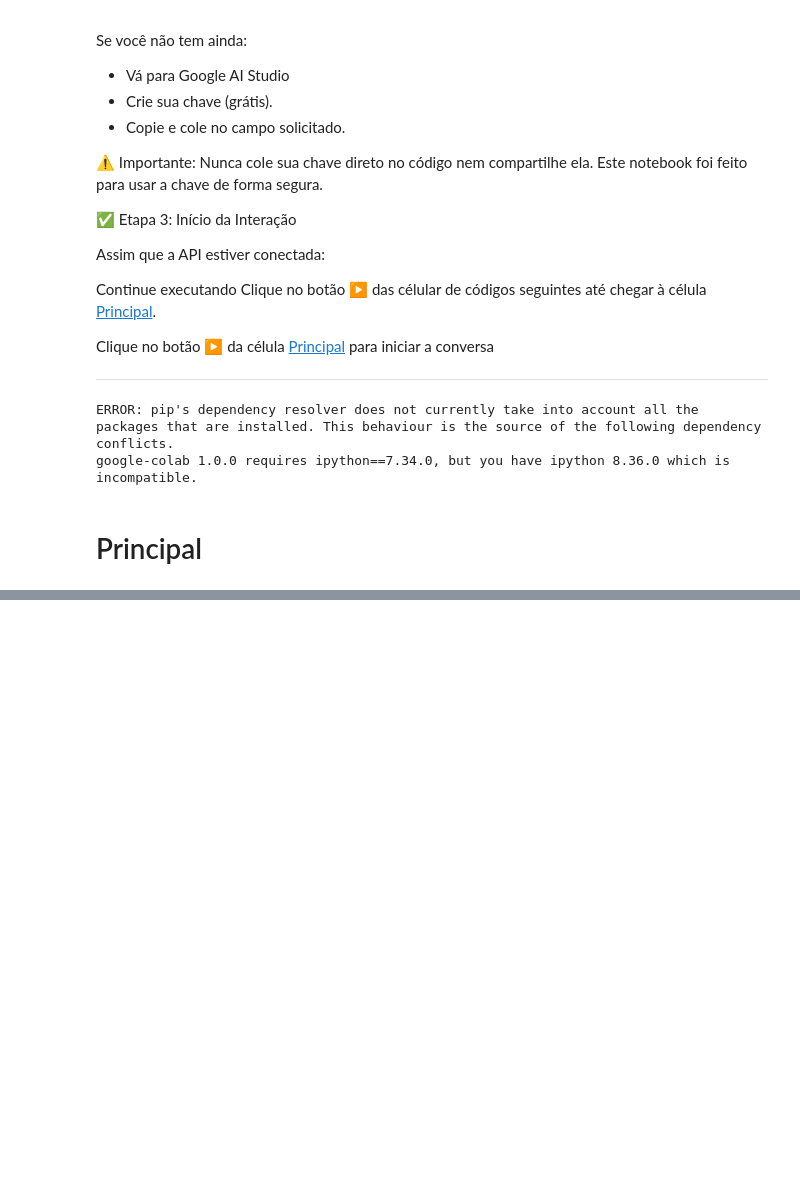
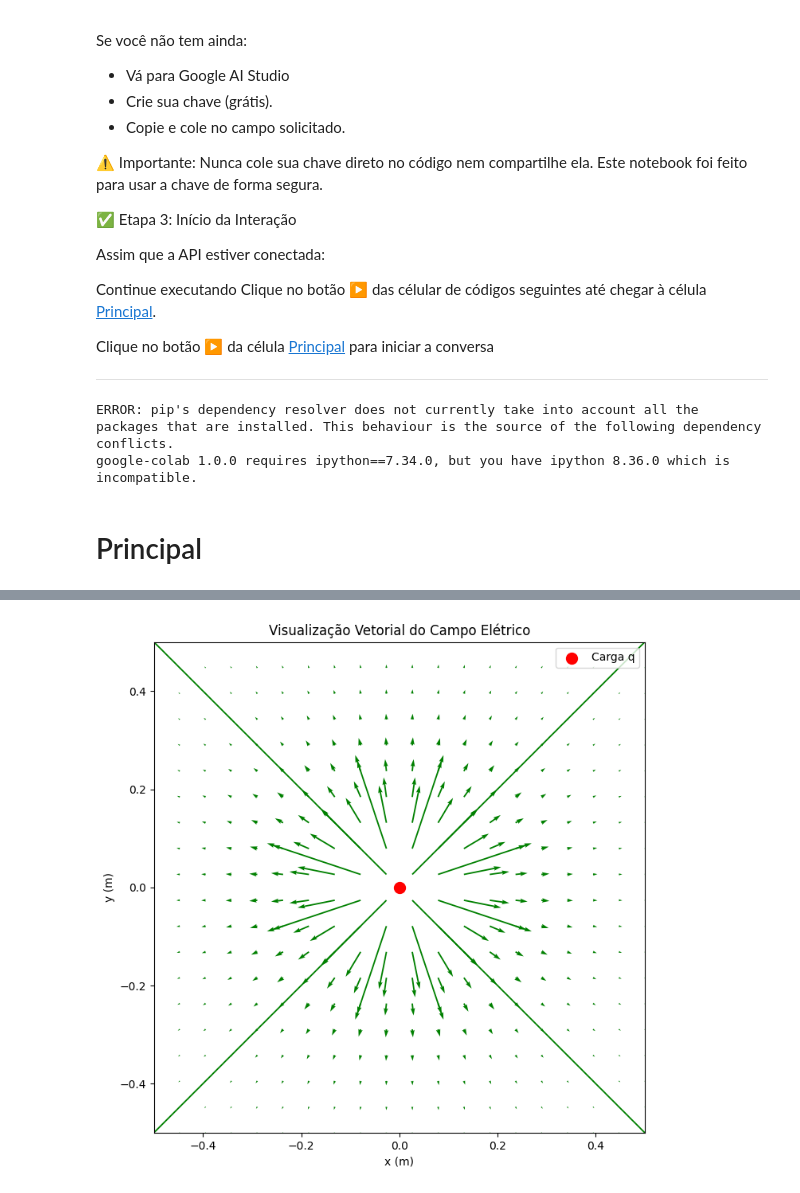
Before and after one commit to hansufsm/FisicaIA, a Jupyter notebook: esquadrao_fisicaia.ipynb, the cells around one changed output, grey strips where cells are left out. Drawn from its saved outputs; the diff is of its cells as text; code cells hidden in the pictures; blank space fills up the shorter version.

```diff
--- a/esquadrao_fisicaia.ipynb
+++ b/esquadrao_fisicaia.ipynb
@@ -356,0 +547,29 @@ Vamos resolver juntos: - display(to_markdown(plano_de_contexto))!
+# %%
+ # 2 Visualização vetorial do campo elétrico:
+ # Usaremos setas para representar a direção e a intensidade do campo elétrico em diferentes pontos ao redor da carga.
+ # 2. Visualização vetorial do campo elétrico
+ def electric_field_vector(x, y, q_pos=(0, 0)):
+  """Calcula o vetor do campo elétrico no ponto (x, y) devido a uma carga em q_pos."""
+  r = np.sqrt((x - q_pos[0])**2 + (y - q_pos[1])**2)
+  Ex = k * q * (x - q_pos[0]) / r**3
+  Ey = k * q * (y - q_pos[1]) / r**3
+  return Ex, Ey
+
+
+ x, y = np.meshgrid(np.linspace(-0.5, 0.5, 20), np.linspace(-0.5, 0.5, 20))
+ Ex, Ey = electric_field_vector(x, y)
+
+
+ plt.figure(figsize=(8, 8))
+ plt.quiver(x, y, Ex, Ey, angles='xy', scale_units='xy', color='g')
+ plt.xlabel('x (m)')
+ plt.ylabel('y (m)')
+ plt.title('Visualização Vetorial do Campo Elétrico')
+ plt.scatter(0, 0, color='red', marker='o', s=100, label='Carga q')
+ plt.legend()
+ plt.xlim(-0.5, 0.5)
+ plt.ylim(-0.5, 0.5)
+ plt.gca().set_aspect('equal', adjustable='box')
+ plt.show()
+# %% [output]
+[figure, added]
```
Also changed, not shown: parts of 8 cells of this notebook.
